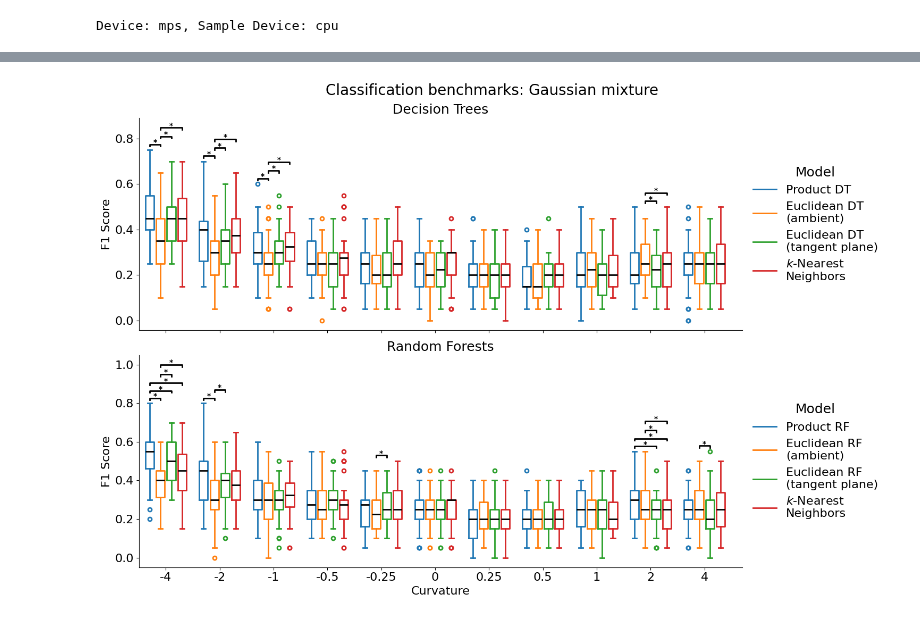
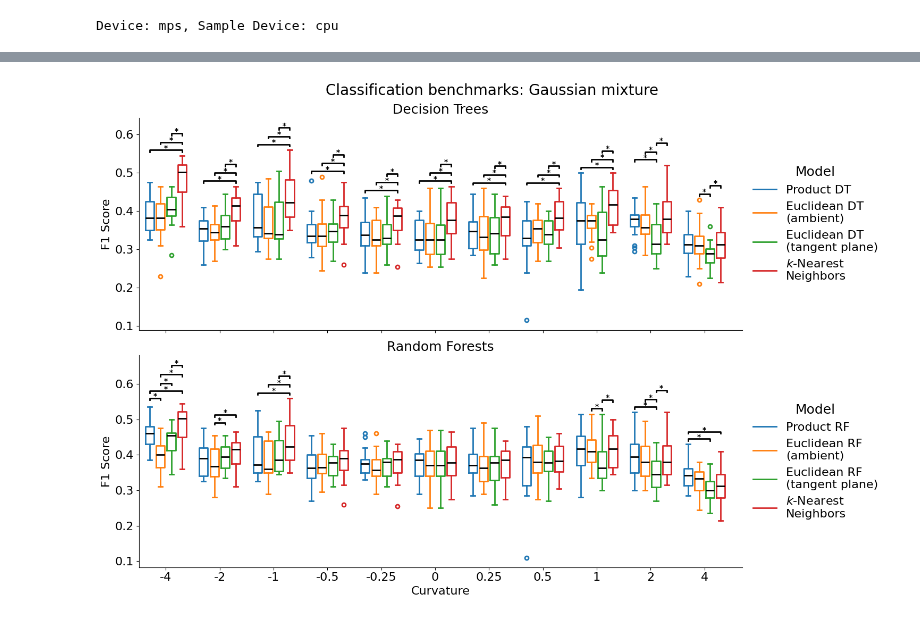
Before and after one commit to qc2321/embedders, a Jupyter notebook: notebooks/26_pc_benchmark_single_curvature_gaussian.ipynb, the cells around one changed output, grey strips where cells are left out. Cells and saved outputs as stored; diff of their text form; code cells hidden in the pictures.

```diff
--- a/notebooks/26_pc_benchmark_single_curvature_gaussian.ipynb
+++ b/notebooks/26_pc_benchmark_single_curvature_gaussian.ipynb
@@ -34,9 +38,9 @@ DIM = 2
 N_SAMPLES = 20
 N_POINTS = 1_000
 # N_POINTS = 100
-N_CLASSES = 2
-N_CLUSTERS = 8
-MAX_DEPTH = None
+N_CLASSES = 8
+N_CLUSTERS = 64
+MAX_DEPTH = 5
 COV_SCALE_MEANS = 1.0
 COV_SCALE_POINTS = 1.0
 
@@ -215,37 +200,37 @@ for ax, models, model_names in zip(
     ax.spines["right"].set_visible(False)
 
     # Set x-ticks
     ax.set_ylabel(Y_LABEL, fontsize=16)
     ax.set_xticks(x_vals + 1.5, CURVATURES, fontsize=16)
     # ax.legend([bp["boxes"][0] for bp in bps], model_names, fontsize=14, frameon=False, title="Model")
     # Make legend to the right of the plot
     ax.legend(
         [bp["boxes"][0] for bp in bps],
         model_names,
         fontsize=16,
         frameon=False,
         title="Model",
         title_fontsize=18,
         loc="center left",
         bbox_to_anchor=(1, 0.5),
     )
     ax.tick_params(axis="y", labelsize=16)
     # ax.set_yscale("log") if TASK == "regression" else None
 
 axs[0].set_title("Decision Trees", fontsize=18)
 axs[1].set_title("Random Forests", fontsize=18)
 axs[1].set_xlabel("Curvature", fontsize=16)
 
 plt.xlim(-1, len(CURVATURES) * (len(models1 + models3) + 1))
 plt.suptitle(f"{TASK.capitalize()} benchmarks: Gaussian mixture", fontsize=20)
 
 plt.tight_layout()
 
-# Save as pdf
-plt.savefig(
-    f"../figures/curvature_benchmarks_{TASK}_md{MAX_DEPTH}_d{DIM}_cls{N_CLASSES}.pdf",
-    bbox_inches="tight",
-)
-plt.show()
+# # Save as pdf
+# plt.savefig(
+#     f"../figures/curvature_benchmarks_{TASK}_md{MAX_DEPTH}_d{DIM}_cls{N_CLASSES}.pdf",
+#     bbox_inches="tight",
+# )
+# plt.show()
 # %% [output]
-[figure, old version]
+[figure, new version]
```
Also changed, not shown: parts of 2 cells of this notebook, 4 other files.
